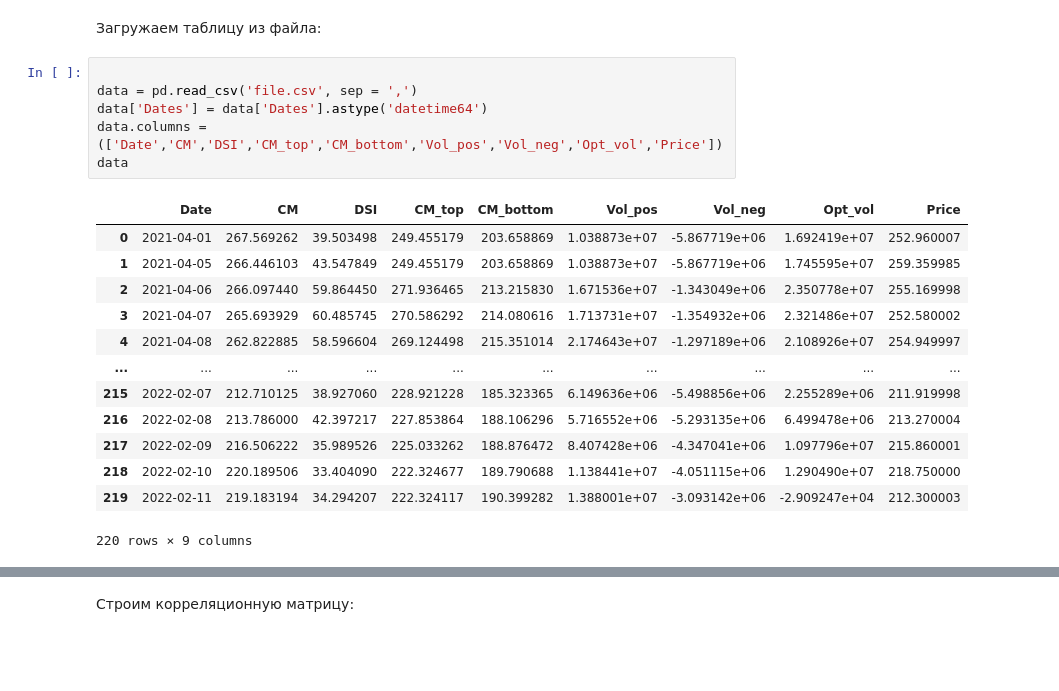
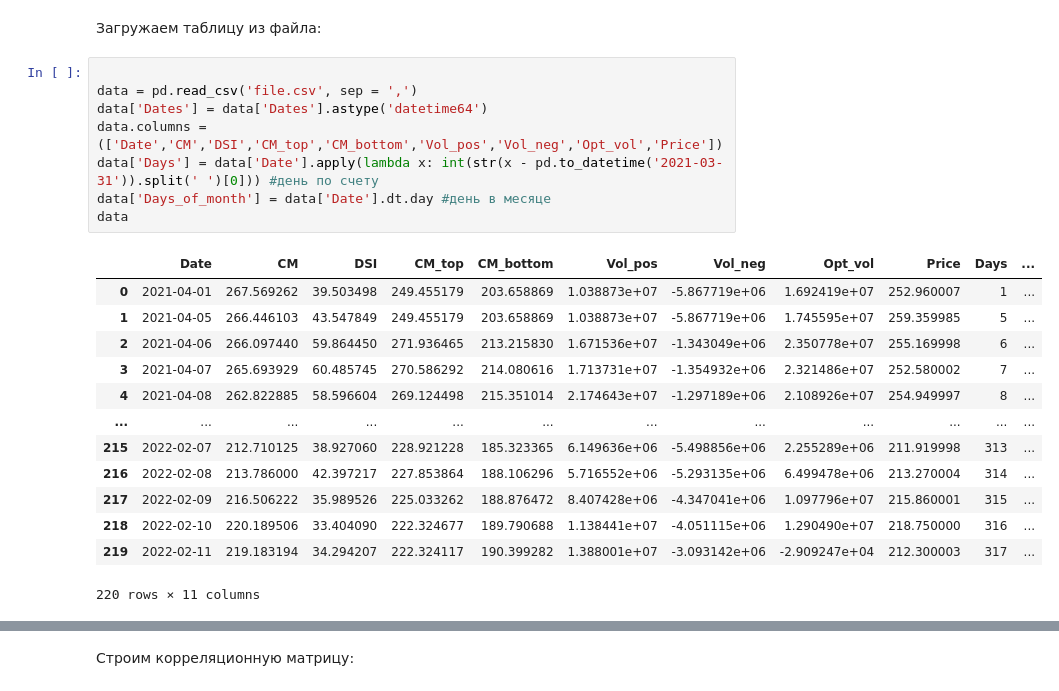
Before and after one commit to Ruslan-Uoleran/using, a Jupyter notebook: main.ipynb, the cells around one changed output, grey strips where cells are left out. Saved outputs shown, nothing was run; the diff lists cells and outputs as text; blank space fills up the shorter version.

```diff
--- a/main.ipynb
+++ b/main.ipynb
@@ -8,20 +10,22 @@ import seaborn as sns
 # %%
 
 data = pd.read_csv('file.csv', sep = ',')
 data['Dates'] = data['Dates'].astype('datetime64')
 data.columns = (['Date','CM','DSI','CM_top','CM_bottom','Vol_pos','Vol_neg','Opt_vol','Price'])
+data['Days'] = data['Date'].apply(lambda x: int(str(x - pd.to_datetime('2021-03-31')).split(' ')[0])) #день по счету
+data['Days_of_month'] = data['Date'].dt.day #день в месяце
 data
 # %% [output]
-|  | Date | CM | DSI | CM_top | CM_bottom | Vol_pos | Vol_neg | Opt_vol | Price |
-| 0 | 2021-04-01 | 267.569262 | 39.503498 | 249.455179 | 203.658869 | 1.038873e+07 | -5.867719e+06 | 1.692419e+07 | 252.960007 |
-| 1 | 2021-04-05 | 266.446103 | 43.547849 | 249.455179 | 203.658869 | 1.038873e+07 | -5.867719e+06 | 1.745595e+07 | 259.359985 |
-| 2 | 2021-04-06 | 266.097440 | 59.864450 | 271.936465 | 213.215830 | 1.671536e+07 | -1.343049e+06 | 2.350778e+07 | 255.169998 |
-| 3 | 2021-04-07 | 265.693929 | 60.485745 | 270.586292 | 214.080616 | 1.713731e+07 | -1.354932e+06 | 2.321486e+07 | 252.580002 |
-| 4 | 2021-04-08 | 262.822885 | 58.596604 | 269.124498 | 215.351014 | 2.174643e+07 | -1.297189e+06 | 2.108926e+07 | 254.949997 |
-| ... | ... | ... | ... | ... | ... | ... | ... | ... | ... |
-| 215 | 2022-02-07 | 212.710125 | 38.927060 | 228.921228 | 185.323365 | 6.149636e+06 | -5.498856e+06 | 2.255289e+06 | 211.919998 |
-| 216 | 2022-02-08 | 213.786000 | 42.397217 | 227.853864 | 188.106296 | 5.716552e+06 | -5.293135e+06 | 6.499478e+06 | 213.270004 |
-| 217 | 2022-02-09 | 216.506222 | 35.989526 | 225.033262 | 188.876472 | 8.407428e+06 | -4.347041e+06 | 1.097796e+07 | 215.860001 |
-| 218 | 2022-02-10 | 220.189506 | 33.404090 | 222.324677 | 189.790688 | 1.138441e+07 | -4.051115e+06 | 1.290490e+07 | 218.750000 |
-| 219 | 2022-02-11 | 219.183194 | 34.294207 | 222.324117 | 190.399282 | 1.388001e+07 | -3.093142e+06 | -2.909247e+04 | 212.300003 |
+|  | Date | CM | DSI | CM_top | CM_bottom | Vol_pos | Vol_neg | Opt_vol | Price | Days | ... |
+| 0 | 2021-04-01 | 267.569262 | 39.503498 | 249.455179 | 203.658869 | 1.038873e+07 | -5.867719e+06 | 1.692419e+07 | 252.960007 | 1 | ... |
+| 1 | 2021-04-05 | 266.446103 | 43.547849 | 249.455179 | 203.658869 | 1.038873e+07 | -5.867719e+06 | 1.745595e+07 | 259.359985 | 5 | ... |
+| 2 | 2021-04-06 | 266.097440 | 59.864450 | 271.936465 | 213.215830 | 1.671536e+07 | -1.343049e+06 | 2.350778e+07 | 255.169998 | 6 | ... |
+| 3 | 2021-04-07 | 265.693929 | 60.485745 | 270.586292 | 214.080616 | 1.713731e+07 | -1.354932e+06 | 2.321486e+07 | 252.580002 | 7 | ... |
+| 4 | 2021-04-08 | 262.822885 | 58.596604 | 269.124498 | 215.351014 | 2.174643e+07 | -1.297189e+06 | 2.108926e+07 | 254.949997 | 8 | ... |
+| ... | ... | ... | ... | ... | ... | ... | ... | ... | ... | ... | ... |
+| 215 | 2022-02-07 | 212.710125 | 38.927060 | 228.921228 | 185.323365 | 6.149636e+06 | -5.498856e+06 | 2.255289e+06 | 211.919998 | 313 | ... |
+| 216 | 2022-02-08 | 213.786000 | 42.397217 | 227.853864 | 188.106296 | 5.716552e+06 | -5.293135e+06 | 6.499478e+06 | 213.270004 | 314 | ... |
+| 217 | 2022-02-09 | 216.506222 | 35.989526 | 225.033262 | 188.876472 | 8.407428e+06 | -4.347041e+06 | 1.097796e+07 | 215.860001 | 315 | ... |
+| 218 | 2022-02-10 | 220.189506 | 33.404090 | 222.324677 | 189.790688 | 1.138441e+07 | -4.051115e+06 | 1.290490e+07 | 218.750000 | 316 | ... |
+| 219 | 2022-02-11 | 219.183194 | 34.294207 | 222.324117 | 190.399282 | 1.388001e+07 | -3.093142e+06 | -2.909247e+04 | 212.300003 | 317 | ... |
-220 rows × 9 columns
+220 rows × 11 columns
```
Also changed, not shown: parts of 6 cells of this notebook.
